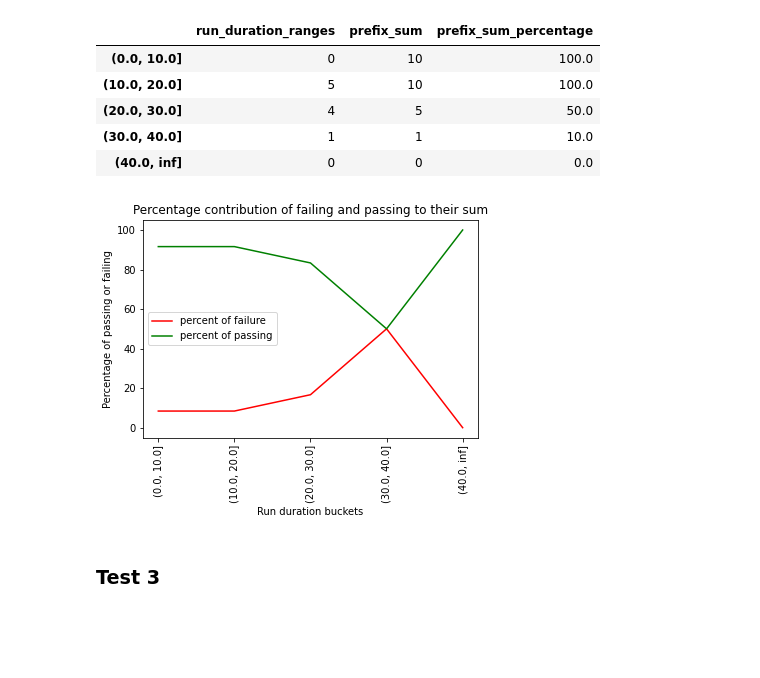
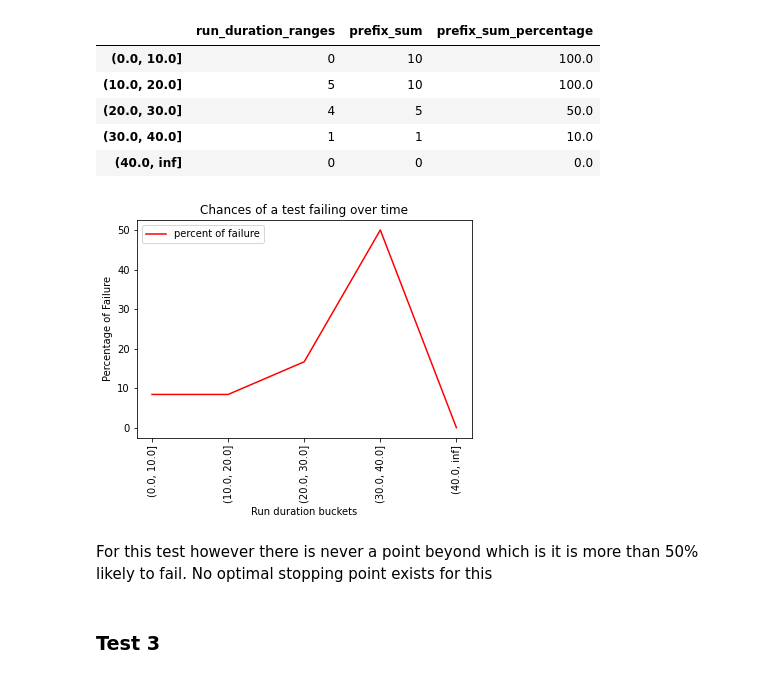
Before and after one commit to redhat-et/optimal-stopping-point-tool, a Jupyter notebook: notebooks/pass_fail_likelihoods.ipynb, the cells around one changed output. Saved outputs shown, nothing was run; the diff lists cells and outputs as text; code cells hidden in the pictures; blank space fills up the shorter version.

```diff
--- a/notebooks/pass_fail_likelihoods.ipynb
+++ b/notebooks/pass_fail_likelihoods.ipynb
@@ -272,21 +274,22 @@ joined['p_pct'] = joined['prefix_sum_p'] / total * 100
 # %%
 # plot the two series on the same graph
 plt.plot(joined.index.astype(str), joined['f_pct'], color='red', label='percent of failure')
-plt.plot(joined.index.astype(str), joined['p_pct'], color='green', label='percent of passing')
 
 # set x and y axis labels
 plt.xlabel('Run duration buckets')
-plt.ylabel('Percentage of passing or failing')
+plt.ylabel('Percentage of Failure')
 plt.xticks(rotation=90)
 
 # set title and legend
-plt.title('Percentage contribution of failing and passing to their sum')
+plt.title('Chances of a test failing over time')
 plt.legend()
 
 # show the plot
 plt.show()
 # %% [output]
-[figure, old version]
+[figure, new version]
+# %% [markdown]
+For this test however there is never a point beyond which is it is more than 50% likely to fail. No optimal stopping point exists for this
 # %% [markdown]
 ### Test 3
 # %%
```
Also changed, not shown: parts of 113 cells of this notebook, 2 other files.
